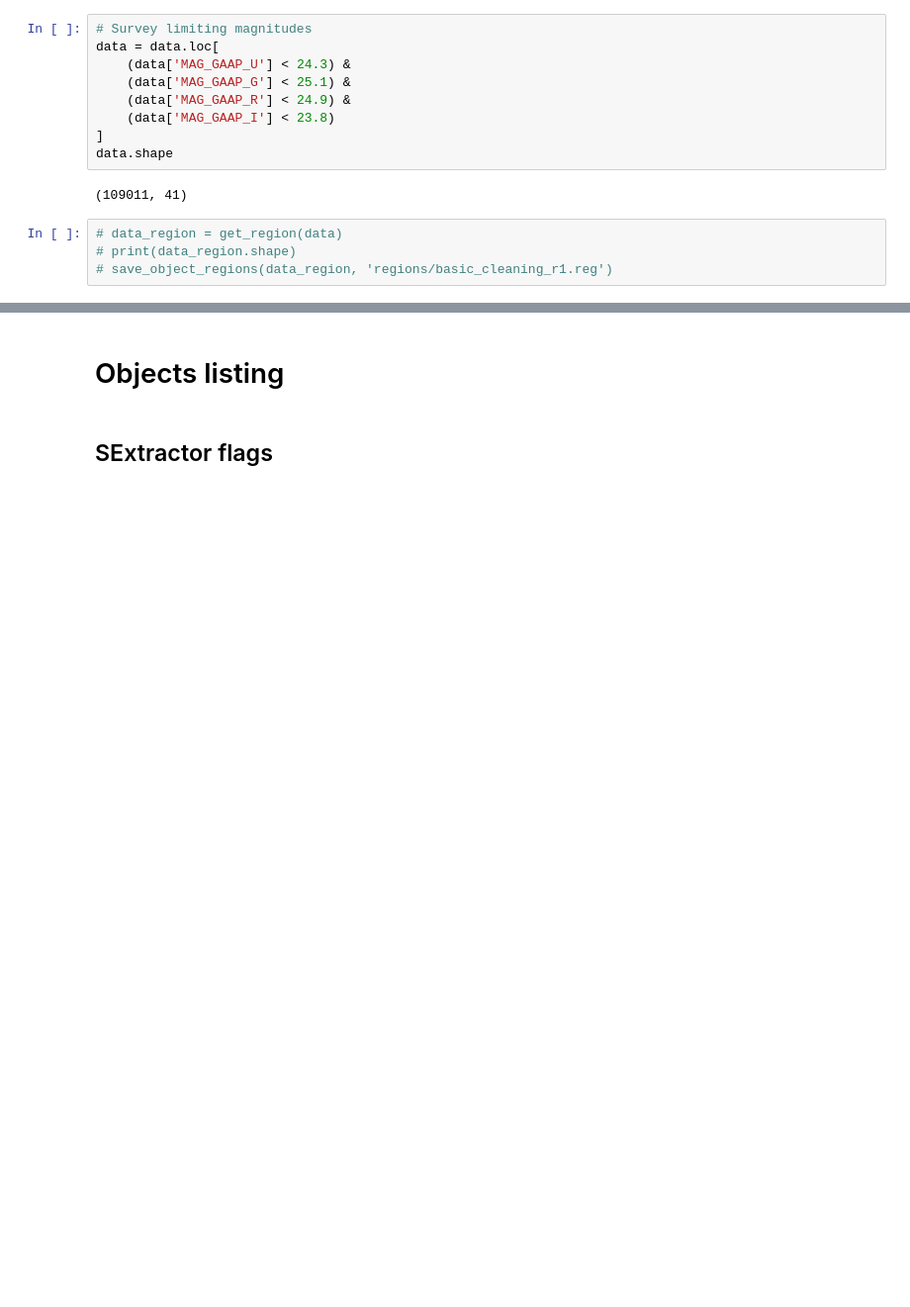
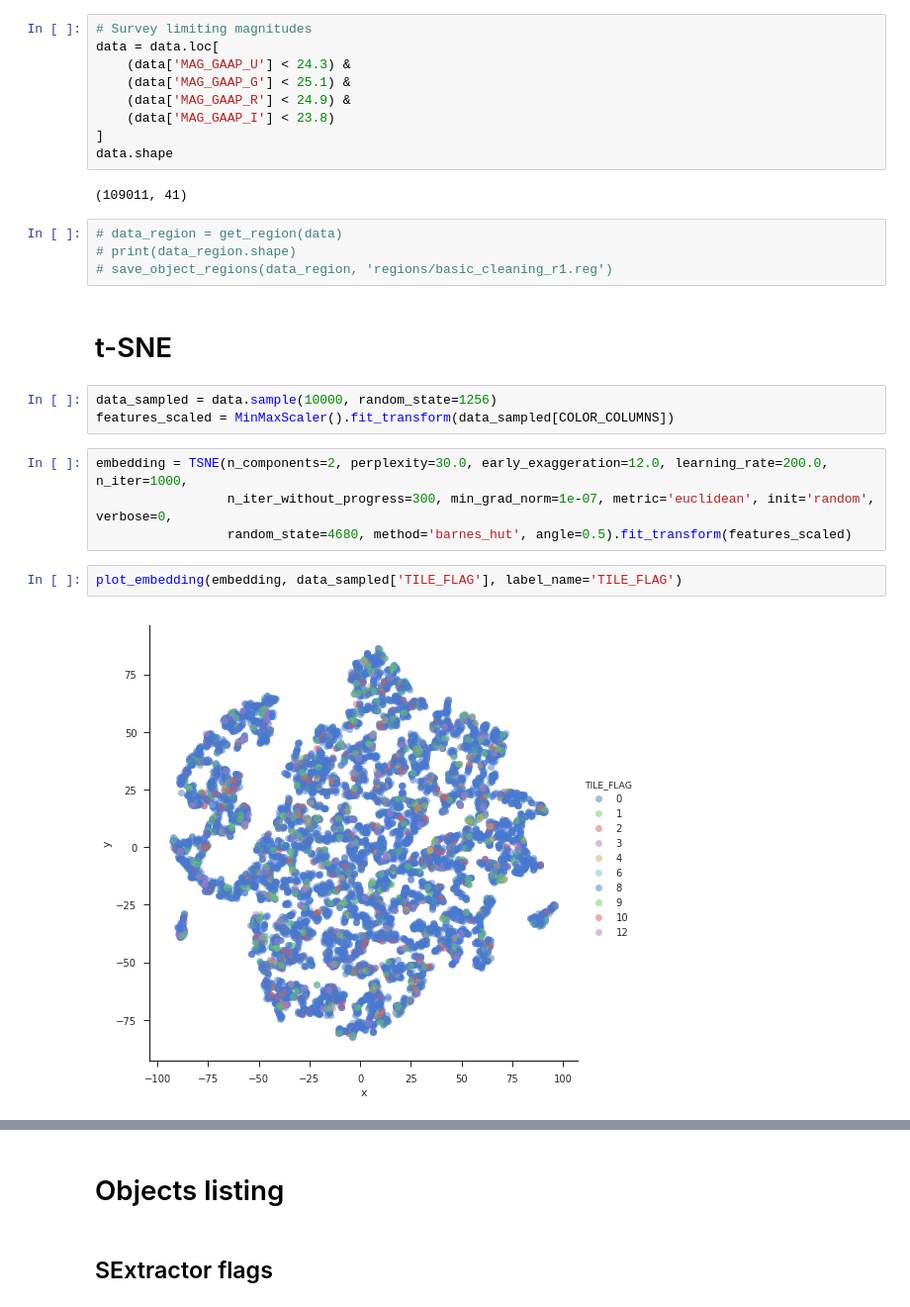
Before and after one commit to snakoneczny/kids-quasars, a Jupyter notebook: flags_cleaning.ipynb, the cells around one changed output, grey strips where cells are left out. Shown at 99% size. Cells and saved outputs as stored; diff of their text form; blank space fills up the shorter version.

```diff
--- a/flags_cleaning.ipynb
+++ b/flags_cleaning.ipynb
@@ -75,3 +78,16 @@ data.shape
 # data_region = get_region(data)
 # print(data_region.shape)
 # save_object_regions(data_region, 'regions/basic_cleaning_r1.reg')
+# %% [markdown]
+# t-SNE
+# %%
+data_sampled = data.sample(10000, random_state=1256)
+features_scaled = MinMaxScaler().fit_transform(data_sampled[COLOR_COLUMNS])
+# %%
+embedding = TSNE(n_components=2, perplexity=30.0, early_exaggeration=12.0, learning_rate=200.0, n_iter=1000,
+                 n_iter_without_progress=300, min_grad_norm=1e-07, metric='euclidean', init='random', verbose=0,
+                 random_state=4680, method='barnes_hut', angle=0.5).fit_transform(features_scaled)
+# %%
+plot_embedding(embedding, data_sampled['TILE_FLAG'], label_name='TILE_FLAG')
+# %% [output]
+[figure, added]
```
Also changed, not shown: parts of 3 cells of this notebook, 8 other files.
